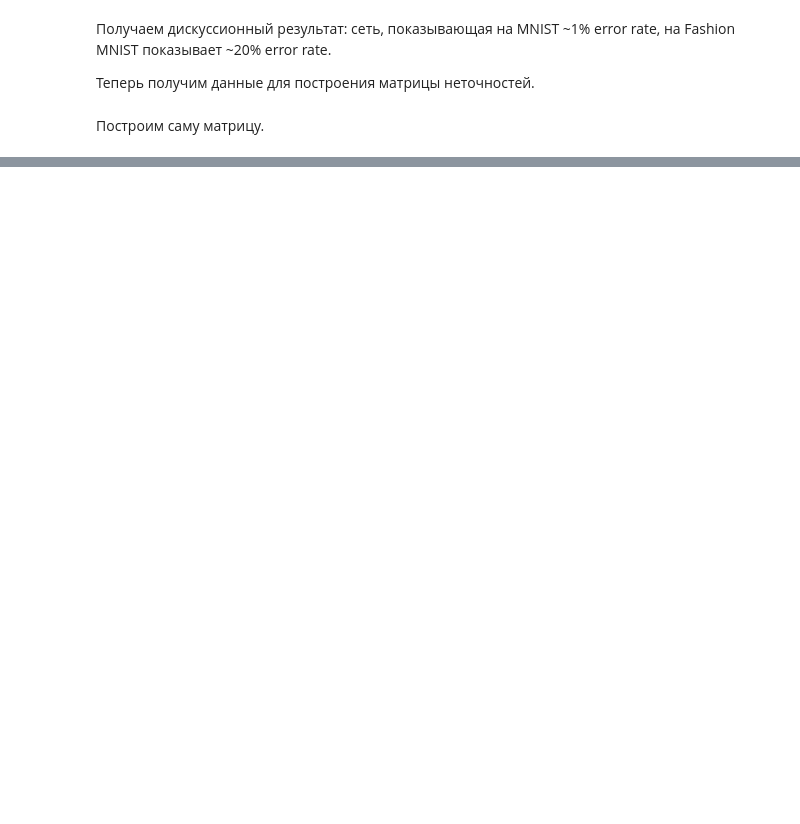
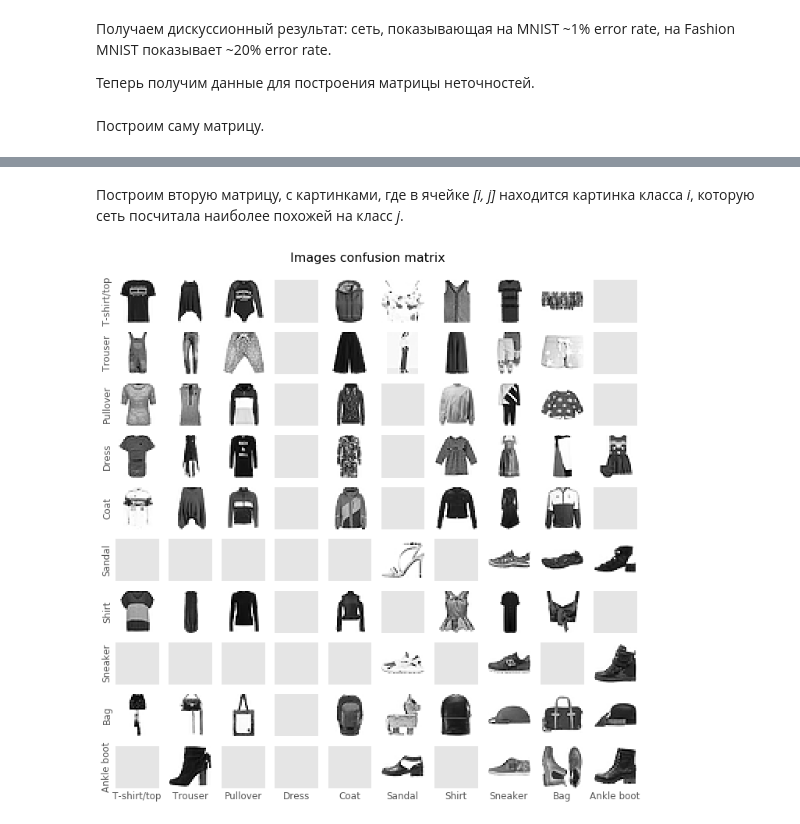
Before and after one commit to BakasaRus/IntelligentSystems, a Jupyter notebook: Labs/CNN.ipynb, the cells around one changed output, grey strips where cells are left out. Cells and saved outputs as stored; diff of their text form; code cells hidden in the pictures; blank space fills up the shorter version.

```diff
--- a/Labs/CNN.ipynb
+++ b/Labs/CNN.ipynb
@@ -280,0 +287,23 @@ plt.show()
+# %% [markdown]
+Построим вторую матрицу, с картинками, где в ячейке *[i, j]* находится картинка класса *i*, которую сеть посчитала наиболее похожей на класс *j*.
+# %%
+plt.figure(figsize=(12, 12))
+for i in range(10):
+    for j in range(10):
+        plt.subplot(10, 10, (i * 10) + j + 1)
+        plt.grid(False)
+        plt.xticks([])
+        plt.yticks([])
+
+        if j == 0: plt.ylabel(text_labels[i])
+        if i == 9: plt.xlabel(text_labels[j])
+
+        try:
+            plt.imshow(images_cm[i][j][0].flatten().reshape([28, 28]), cmap='Greys')
+        except AttributeError:
+            pass
+
+plt.suptitle('Images confusion matrix', fontsize=16, y=0.92)
+plt.show()
+# %% [output]
+[figure, added]
```
Also changed, not shown: parts of 6 cells of this notebook.
